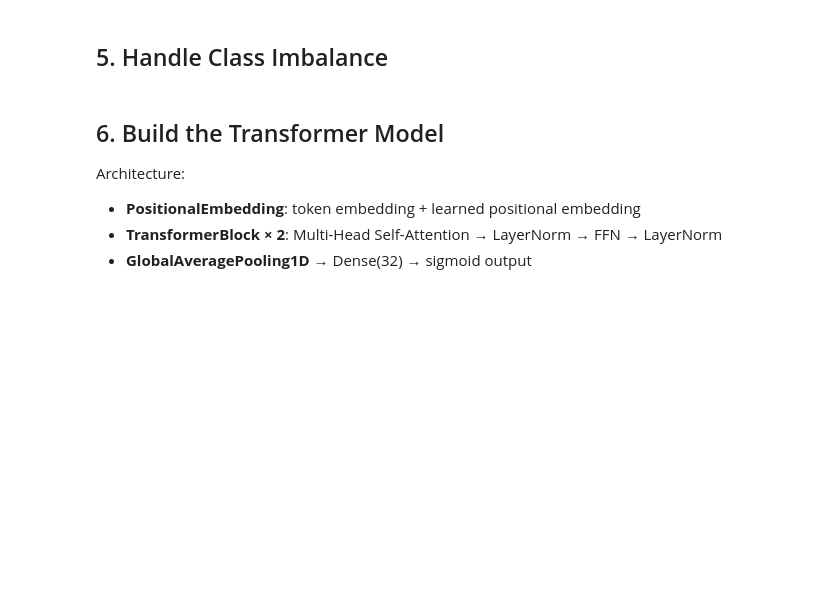
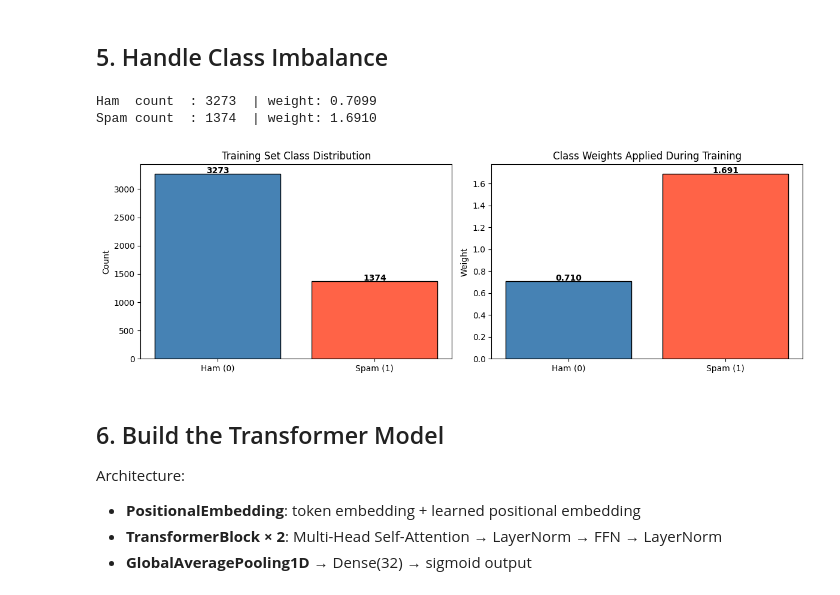
Before and after one commit to EtherVerseCodeMate/SP26-BFOR516---Adv-Data-Analytics-for-Cyber, a Jupyter notebook: Module 13/Week 13 Lab/Transformer_SpamDetection.ipynb, the cells around one changed output. Cells and saved outputs as stored; diff of their text form; code cells hidden in the pictures; blank space fills up the shorter version.

Commit message:
feat: add Transformer model implementation for spam email detection in Jupyter notebook

```diff
--- a/Module 13/Week 13 Lab/Transformer_SpamDetection.ipynb
+++ b/Module 13/Week 13 Lab/Transformer_SpamDetection.ipynb
@@ -123,39 +171,40 @@ print(f"Test class distribution  (ham/spam): {np.bincount(y_test.astype(int))}")
 # %% [markdown]
 ## 5. Handle Class Imbalance
 # %%
-# --- Label constants (avoids duplicating string literals) ---
-HAM_LABEL  = 'Ham (0)'
-SPAM_LABEL = 'Spam (1)'
-
 # Class weights penalize the model more for misclassifying the minority class
 counts = np.bincount(y_train.astype(int))
 class_weight = {
     0: len(y_train) / (2 * counts[0]),  # ham weight
     1: len(y_train) / (2 * counts[1]),  # spam weight
 }
 
 print(f"Ham  count  : {counts[0]}  | weight: {class_weight[0]:.4f}")
 print(f"Spam count  : {counts[1]}  | weight: {class_weight[1]:.4f}")
 
+# Visualize class distribution
 fig, axes = plt.subplots(1, 2, figsize=(12, 4))
 
-axes[0].bar([HAM_LABEL, SPAM_LABEL], counts, color=['steelblue', 'tomato'], edgecolor='black')
+axes[0].bar(['Ham (0)', 'Spam (1)'], counts, color=['steelblue', 'tomato'], edgecolor='black')
 axes[0].set_title('Training Set Class Distribution')
 axes[0].set_ylabel('Count')
 for i, v in enumerate(counts):
     axes[0].text(i, v + 5, str(v), ha='center', fontweight='bold')
 
-axes[1].bar([HAM_LABEL, SPAM_LABEL],
+axes[1].bar(['Ham (0)', 'Spam (1)'],
             [class_weight[0], class_weight[1]],
             color=['steelblue', 'tomato'], edgecolor='black')
 axes[1].set_title('Class Weights Applied During Training')
 axes[1].set_ylabel('Weight')
 for i, v in enumerate([class_weight[0], class_weight[1]]):
     axes[1].text(i, v + 0.005, f'{v:.3f}', ha='center', fontweight='bold')
 
 plt.tight_layout()
 plt.savefig('class_distribution.png', dpi=120, bbox_inches='tight')
 plt.show()
+# %% [output]
+Ham  count  : 3273  | weight: 0.7099
+Spam count  : 1374  | weight: 1.6910
+[figure, added]
 # %% [markdown]
 ## 6. Build the Transformer Model
 
```
Also changed, not shown: parts of 16 cells of this notebook.
